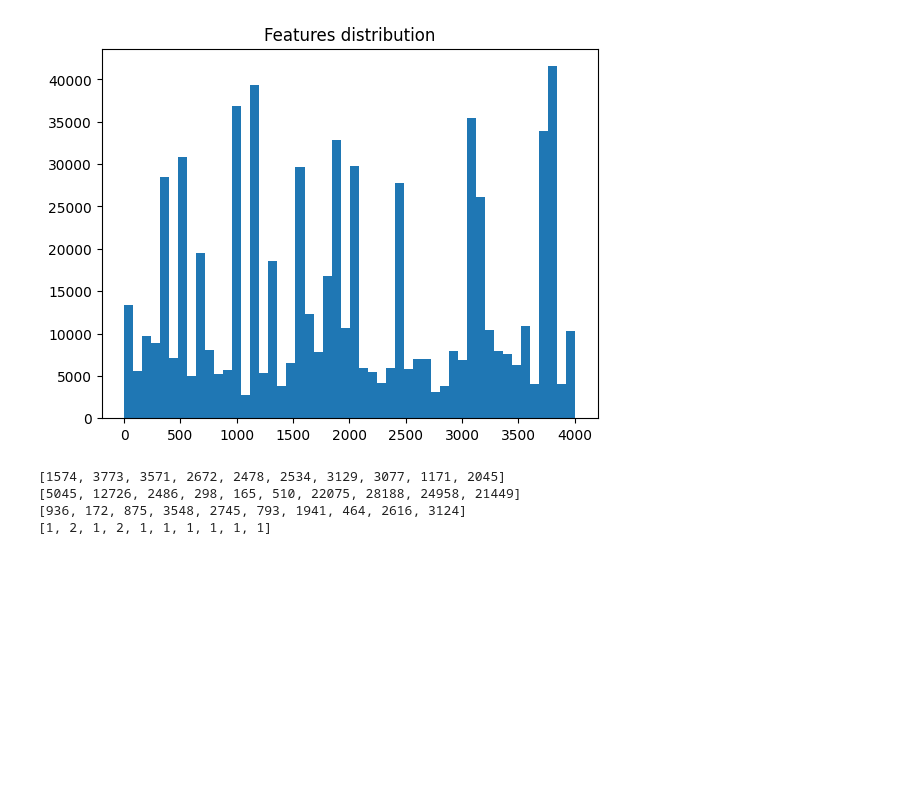
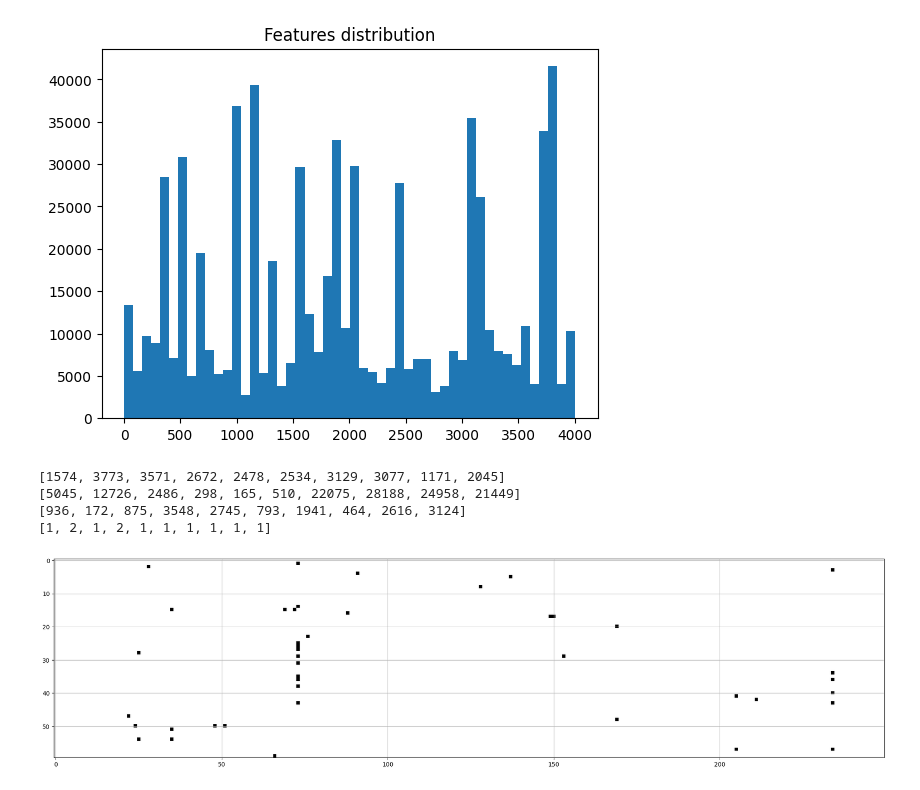
Before and after one commit to SaurinSavla/ML-Projects, a Jupyter notebook: Graph Neural Networks/gnn.ipynb, the cells around one changed output. Drawn from its saved outputs; the diff is of its cells as text; code cells hidden in the pictures; blank space fills up the shorter version.

```diff
--- a/Graph Neural Networks/gnn.ipynb
+++ b/Graph Neural Networks/gnn.ipynb
@@ -143,3 +143,33 @@ print(list(counter.values())[-10:])
 [5045, 12726, 2486, 298, 165, 510, 22075, 28188, 24958, 21449]
 [936, 172, 875, 3548, 2745, 793, 1941, 464, 2616, 3124]
 [1, 2, 1, 2, 1, 1, 1, 1, 1, 1]
+# %%
+def encode_data(light=False,n=60):
+    if light==True:
+        nodes_included=n
+    elif light==False:
+        nodes_included=len(data_raw)
+
+    data_encoded={}
+    for i in range(nodes_included):#
+        one_hot_feat=np.array([0]*(max(feats)+1))
+        this_feat=data_raw[str(i)]
+        one_hot_feat[this_feat]=1
+        data_encoded[str(i)]=list(one_hot_feat)
+
+    if light==True:
+        sparse_feat_matrix=np.zeros((1,max(feats)+1))
+        for j in range(nodes_included):
+            temp=np.array(data_encoded[str(j)]).reshape(1,-1)
+            sparse_feat_matrix=np.concatenate((sparse_feat_matrix,temp),axis=0)
+        sparse_feat_matrix=sparse_feat_matrix[1:,:]
+        return(data_encoded,sparse_feat_matrix)
+    elif light==False:
+        return(data_encoded, None)
+# %%
+data_encoded_vis,sparse_feat_matrix_vis=encode_data(light=True,n=60)
+plt.figure(figsize=(25,25));
+plt.imshow(sparse_feat_matrix_vis[:,:250],cmap='Greys');
+plt.grid()
+# %% [output]
+[figure, added]
```
Also changed, not shown: parts of 9 cells of this notebook.
